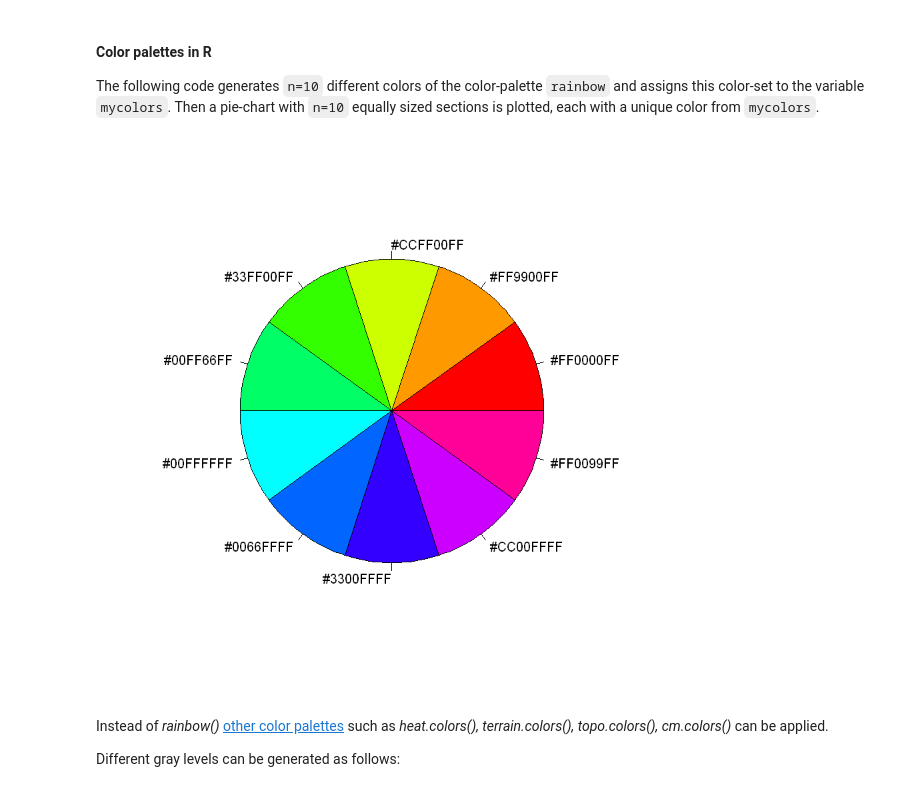
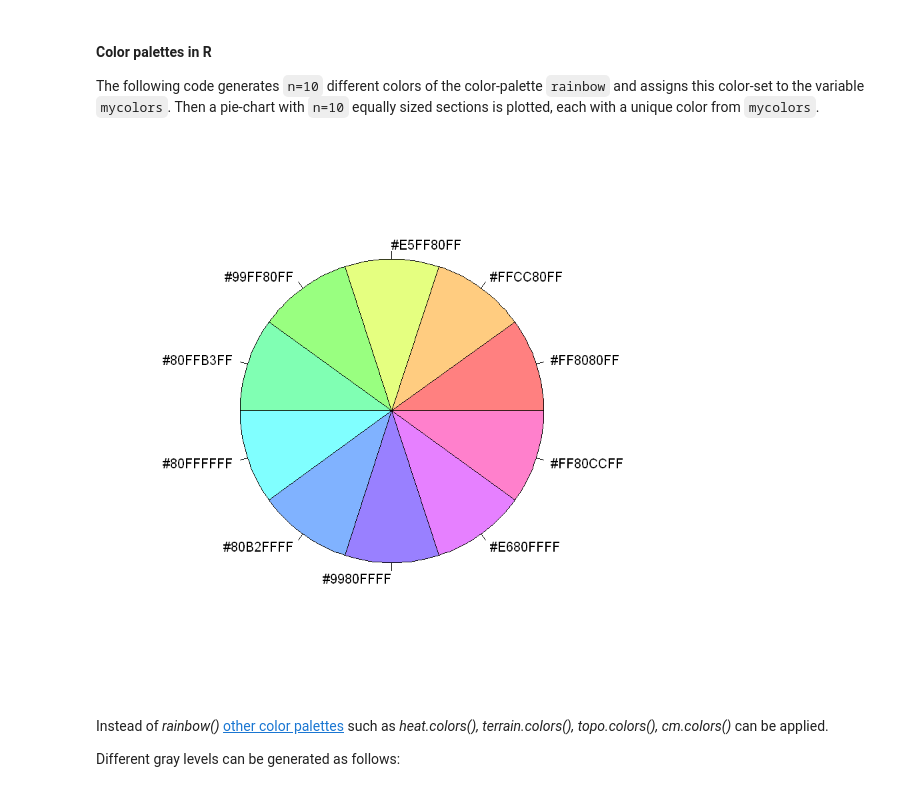
Before and after one commit to Mirza0602/Python, a Jupyter notebook: R/Lecture/01Basics/04Visualisation.ipynb, the cells around one changed output. Cells and saved outputs as stored; diff of their text form; code cells hidden in the pictures.

```diff
--- a/R/Lecture/01Basics/04Visualisation.ipynb
+++ b/R/Lecture/01Basics/04Visualisation.ipynb
@@ -267,10 +268,11 @@ plot(year,profit,type='o',ylab="Profit in Euros",xlab="Year",main="Profit of pre
 The following code generates `n=10` different colors of the color-palette `rainbow` and assigns this color-set to the variable `mycolors`. Then a pie-chart with `n=10` equally sized sections is plotted, each with a unique color from `mycolors`.
 # %%
 n <- 10
-mycolors <- rainbow(n)
+mycolors <- rainbow(n,s=0.5) #other palettes: heat.colors, cm.colors, terrain.colors, topo.colors
+#mycolors <- topo.colors(n)
 pie(rep(1, n), labels=mycolors, col=mycolors)
 # %% [output]
-[figure, old version]
+[figure, new version]
 # %% [markdown]
 Instead of *rainbow()* [other color palettes](https://stat.ethz.ch/R-manual/R-devel/library/grDevices/html/palettes.html) such as *heat.colors(), terrain.colors(), topo.colors(), cm.colors()* can be applied.
 
```
Also changed, not shown: parts of 5 cells of this notebook.
